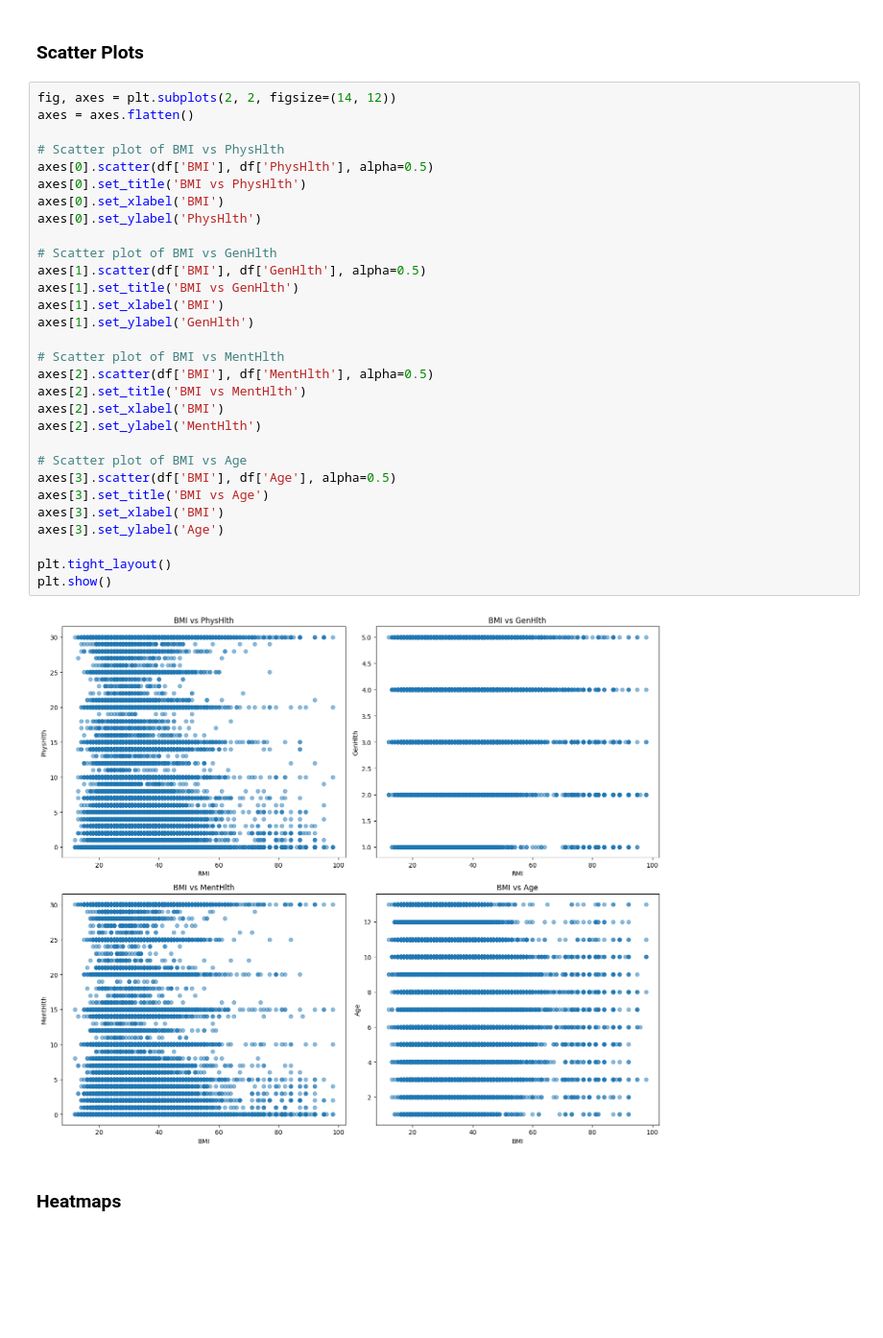
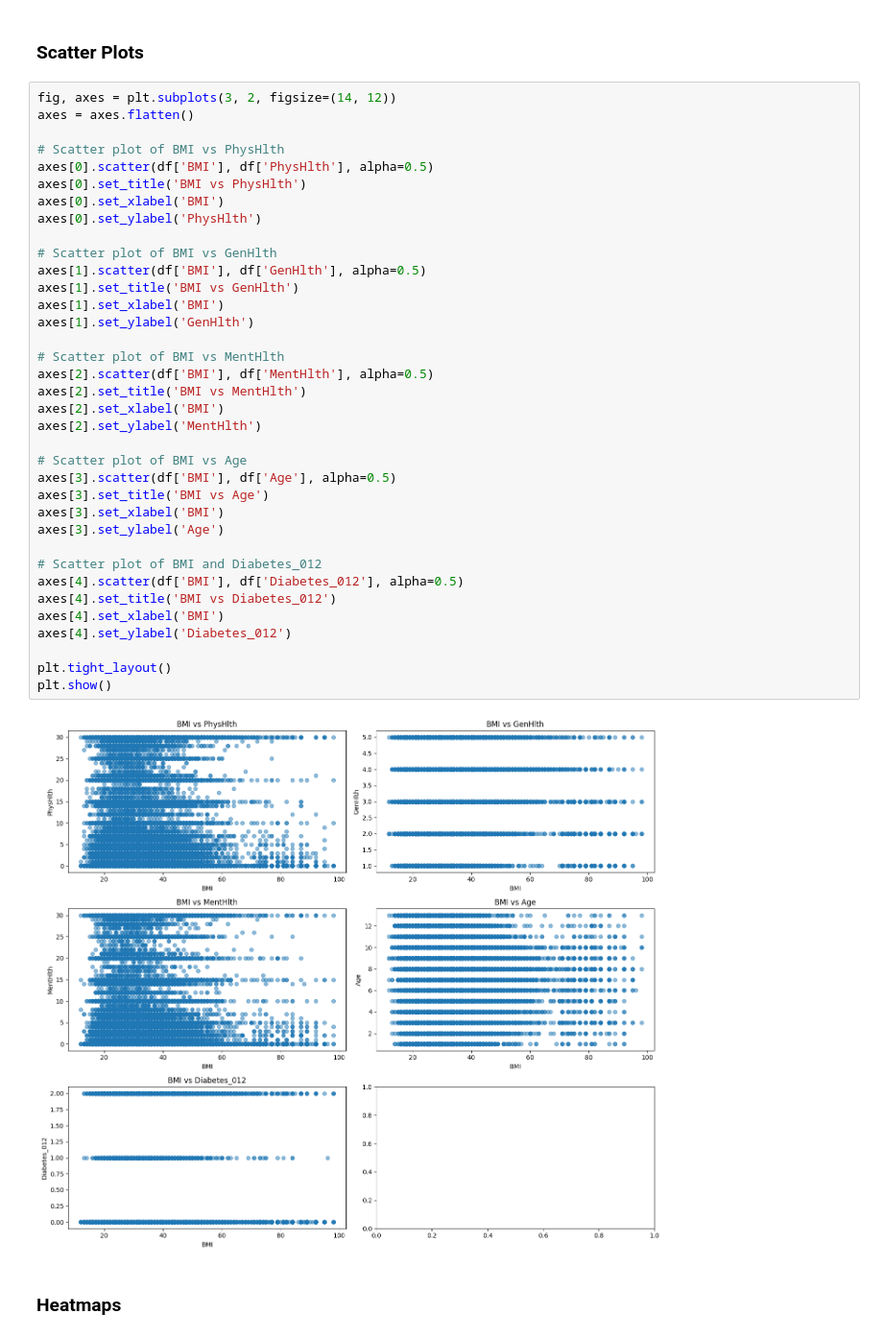
Before and after one commit to fernandobusta/diabetes-prediction-model, a Jupyter notebook: cleaning.ipynb, the cells around one changed output. Shown at 96% size. Cells and saved outputs as stored; diff of their text form; blank space fills up the shorter version.

```diff
--- a/cleaning.ipynb
+++ b/cleaning.ipynb
@@ -185,37 +233,43 @@ plt.show()
 # %% [markdown]
 ### Scatter Plots
 # %%
-fig, axes = plt.subplots(2, 2, figsize=(14, 12))
+fig, axes = plt.subplots(3, 2, figsize=(14, 12))
 axes = axes.flatten()
 
 # Scatter plot of BMI vs PhysHlth
 axes[0].scatter(df['BMI'], df['PhysHlth'], alpha=0.5)
 axes[0].set_title('BMI vs PhysHlth')
 axes[0].set_xlabel('BMI')
 axes[0].set_ylabel('PhysHlth')
 
 # Scatter plot of BMI vs GenHlth
 axes[1].scatter(df['BMI'], df['GenHlth'], alpha=0.5)
 axes[1].set_title('BMI vs GenHlth')
 axes[1].set_xlabel('BMI')
 axes[1].set_ylabel('GenHlth')
 
 # Scatter plot of BMI vs MentHlth
 axes[2].scatter(df['BMI'], df['MentHlth'], alpha=0.5)
 axes[2].set_title('BMI vs MentHlth')
 axes[2].set_xlabel('BMI')
 axes[2].set_ylabel('MentHlth')
 
 # Scatter plot of BMI vs Age
 axes[3].scatter(df['BMI'], df['Age'], alpha=0.5)
 axes[3].set_title('BMI vs Age')
 axes[3].set_xlabel('BMI')
 axes[3].set_ylabel('Age')
 
+# Scatter plot of BMI and Diabetes_012
+axes[4].scatter(df['BMI'], df['Diabetes_012'], alpha=0.5)
+axes[4].set_title('BMI vs Diabetes_012')
+axes[4].set_xlabel('BMI')
+axes[4].set_ylabel('Diabetes_012')
+
 plt.tight_layout()
 plt.show()
 # %% [output]
-[figure, old version]
+[figure, new version]
 # %% [markdown]
 ### Heatmaps
 # %%
```
Also changed, not shown: parts of 4 cells of this notebook, 1 other file.
